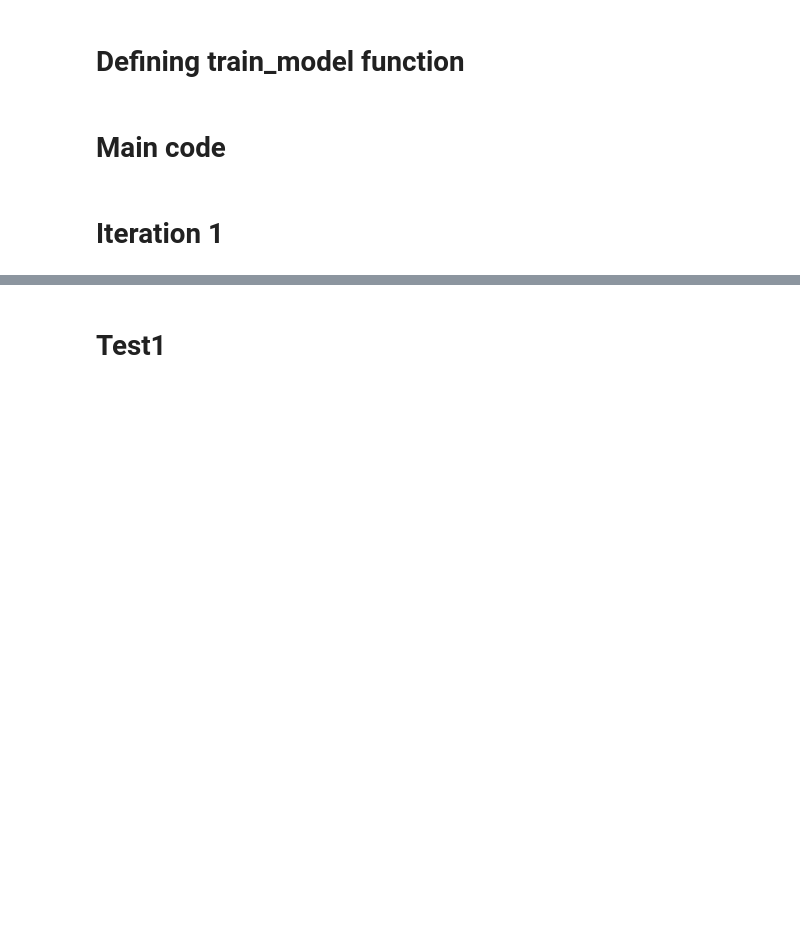
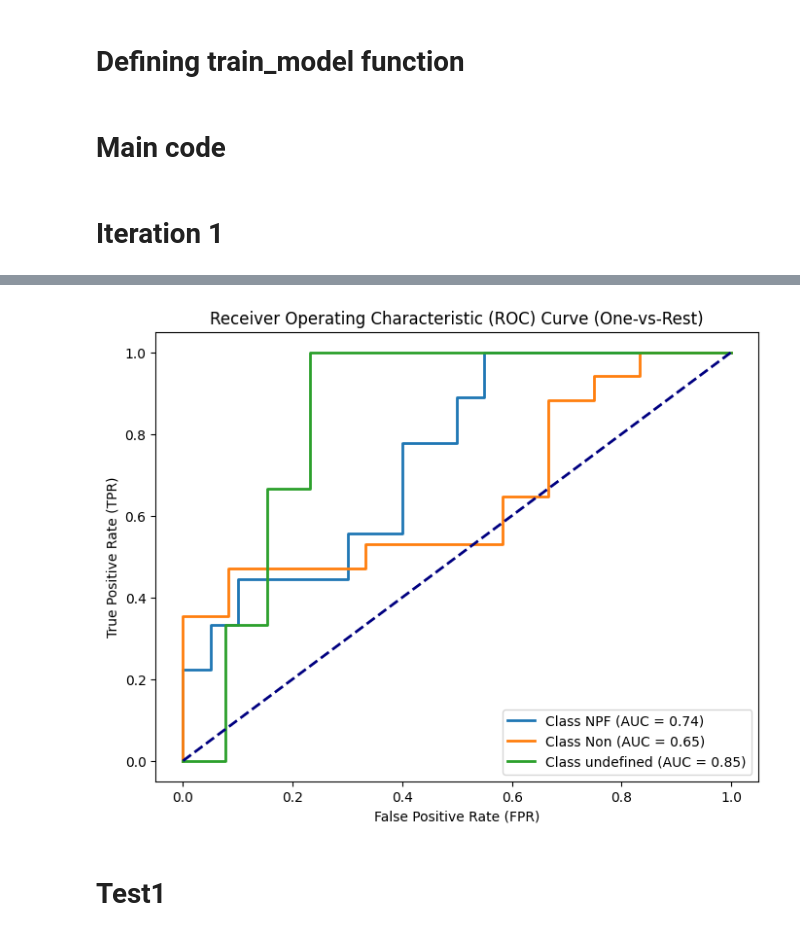
Before and after one commit to Malsory/NPF_project_urban, a Jupyter notebook: NPF_project_urban/svm_regular/svm_regular.ipynb, the cells around one changed output, grey strips where cells are left out. Drawn from its saved outputs; the diff is of its cells as text; code cells hidden in the pictures; blank space fills up the shorter version.

```diff
--- a/NPF_project_urban/svm_regular/svm_regular.ipynb
+++ b/NPF_project_urban/svm_regular/svm_regular.ipynb
@@ -147,7 +147,7 @@ plt.savefig('svm_regular_ROC_smote.png', dpi=300)
 # %%
 
 #Split dataset
-df_selected = df_orig[["pressure", "RH", "temperature", "SWD", "day.type"]].copy()
+df_selected = df_orig[["pressure", "RH", "temperature", "SRAD", "day.type"]].copy()
 df = df_selected
 X = df.drop(columns = 'day.type')
 y = df['day.type']
@@ -191,33 +191,35 @@ with open('svm_regular_norm.txt', 'w') as file:
     print("test_roc_auc", metrics['test_roc_auc'])
     print("test_f1", metrics['test_f1'])
     print('-----------------------------------------------------------------------------------------------')
 
     # Reset stdout back to the console
     sys.stdout = sys.__stdout__
 
 # Calculate ROC curve for each class
 fpr = dict()
 tpr = dict()
 roc_auc = dict()
 
 # Convert y_test to one-hot encoding
 y_test_onehot = pd.get_dummies(y_test)
 # Calculate ROC curve for each class
 for i in range(len(model.classes_)):
     fpr[i], tpr[i], _ = roc_curve(y_test_onehot.iloc[:, i], model.predict_proba(X_test)[:, i])
     roc_auc[i] = auc(fpr[i], tpr[i])
 # Plot ROC curves for each class
 plt.figure(figsize=(8, 6))
 for i in range(len(model.classes_)):
     plt.plot(fpr[i], tpr[i], lw=2, label=f'Class {model.classes_[i]} (AUC = {roc_auc[i]:.2f})')
 
 plt.plot([0, 1], [0, 1], color='navy', lw=2, linestyle='--')
 plt.xlabel('False Positive Rate (FPR)')
 plt.ylabel('True Positive Rate (TPR)')
 plt.title('Receiver Operating Characteristic (ROC) Curve (One-vs-Rest)')
 plt.legend(loc='lower right')
 # plt.show()
 plt.savefig('svm_regular_ROC_norm.png', dpi=300)
+# %% [output]
+[figure, added]
 # %% [markdown]
 # Test1
 # %%
```
Also changed, not shown: parts of 3 cells of this notebook, 55 other files.
